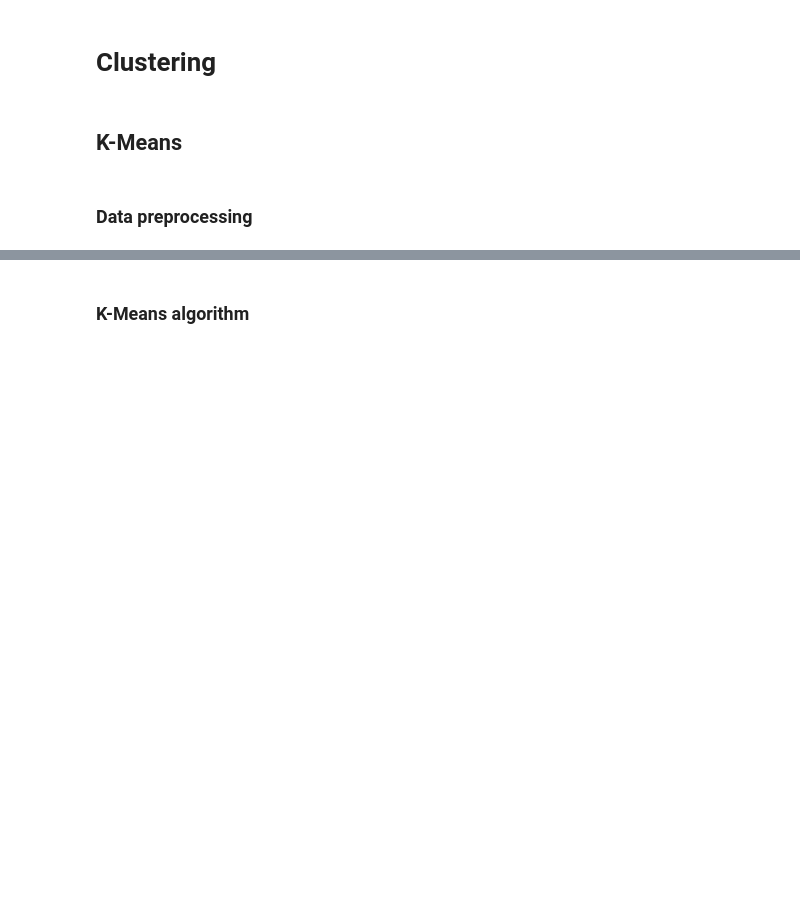
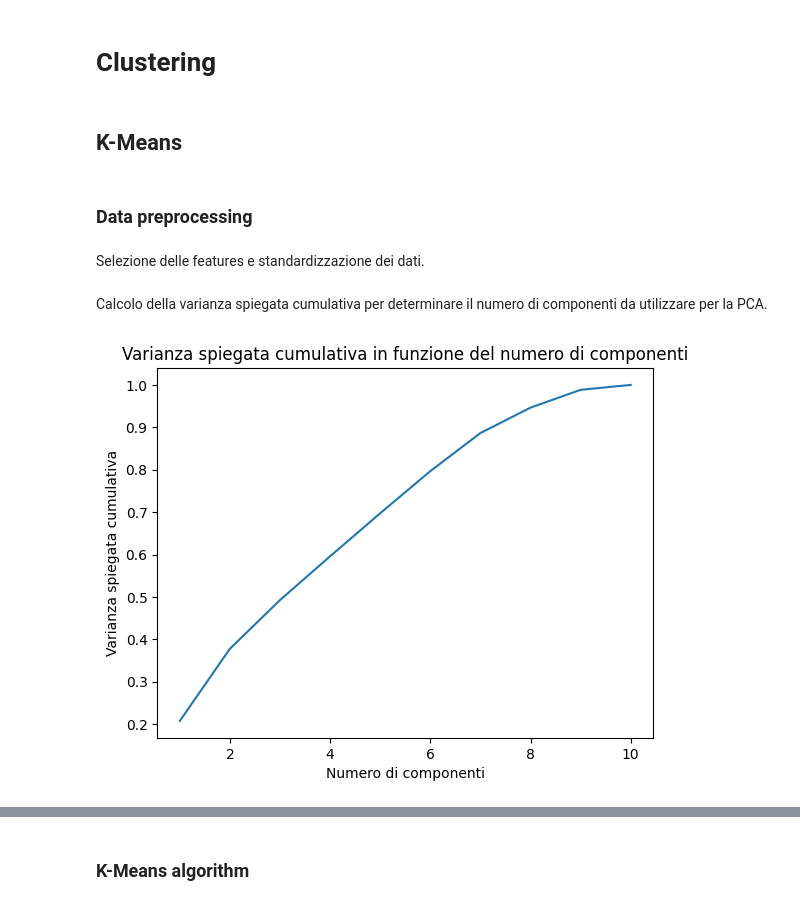
Before and after one commit to davisf20/characterization-of-user-misbehavior-in-online-social-media, a Jupyter notebook: notebooks/clusteringAnalysis.ipynb, the cells around one changed output, grey strips where cells are left out. Drawn from its saved outputs; the diff is of its cells as text; code cells hidden in the pictures; blank space fills up the shorter version.

Commit message:
feat: variance calculation to determine the ideal components for PCA

```diff
--- a/notebooks/clusteringAnalysis.ipynb
+++ b/notebooks/clusteringAnalysis.ipynb
@@ -21,3 +21,5 @@ core_users_clustering_copy = core_users_clustering.copy()
 ## K-Means
 # %% [markdown]
 ### Data preprocessing
+# %% [markdown]
+Selezione delle features e standardizzazione dei dati.
@@ -23,0 +37,18 @@ core_users_clustering_copy = core_users_clustering.copy()
+# %% [markdown]
+Calcolo della varianza spiegata cumulativa per determinare il numero di componenti da utilizzare per la PCA.
+# %%
+# PCA senza riduzione di dimensioni
+pca = PCA()
+core_users_pca = pca.fit(core_users_standardized)
+
+# Calcola la varianza spiegata cumulativa
+explained_variance = np.cumsum(pca.explained_variance_ratio_)
+
+# Visualizza la varianza spiegata cumulativa
+plt.plot(range(1,len(explained_variance)+1), explained_variance)
+plt.title('Varianza spiegata cumulativa in funzione del numero di componenti')
+plt.xlabel('Numero di componenti')
+plt.ylabel('Varianza spiegata cumulativa')
+plt.show()
+# %% [output]
+[figure, added]
```
Also changed, not shown: parts of 9 cells of this notebook.
